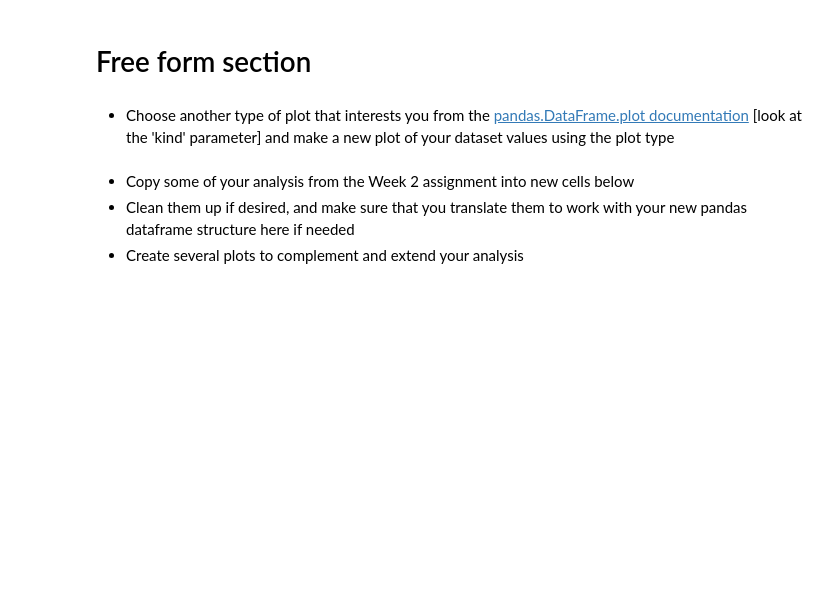
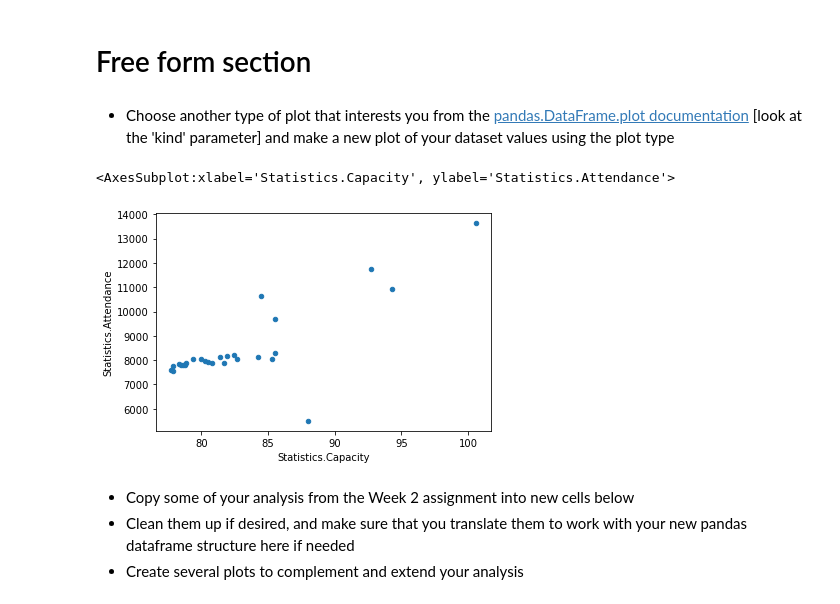
Before and after one commit to jhuang00/dh140, a Jupyter notebook: Assignment03/Assignment03.ipynb, the cells around one changed output. Saved outputs shown, nothing was run; the diff lists cells and outputs as text; code cells hidden in the pictures; blank space fills up the shorter version.

```diff
--- a/Assignment03/Assignment03.ipynb
+++ b/Assignment03/Assignment03.ipynb
@@ -190,6 +188,12 @@ Text(0, 0.5, 'Theatre of the show')
 # Free form section
 # %% [markdown]
 * Choose another type of plot that interests you from the [pandas.DataFrame.plot documentation](https://pandas.pydata.org/docs/reference/api/pandas.DataFrame.plot.html#) [look at the 'kind' parameter] and make a new plot of your dataset values using the plot type
+# %%
+# scatter plot
+broadway_df.groupby('Date.Year').mean().plot(kind='scatter', x='Statistics.Capacity', y='Statistics.Attendance')
+# %% [output]
+<AxesSubplot:xlabel='Statistics.Capacity', ylabel='Statistics.Attendance'>
+[figure, added]
 # %% [markdown]
 * Copy some of your analysis from the Week 2 assignment into new cells below
 * Clean them up if desired, and make sure that you translate them to work with your new pandas dataframe structure here if needed
```
Also changed, not shown: parts of 14 cells of this notebook.
